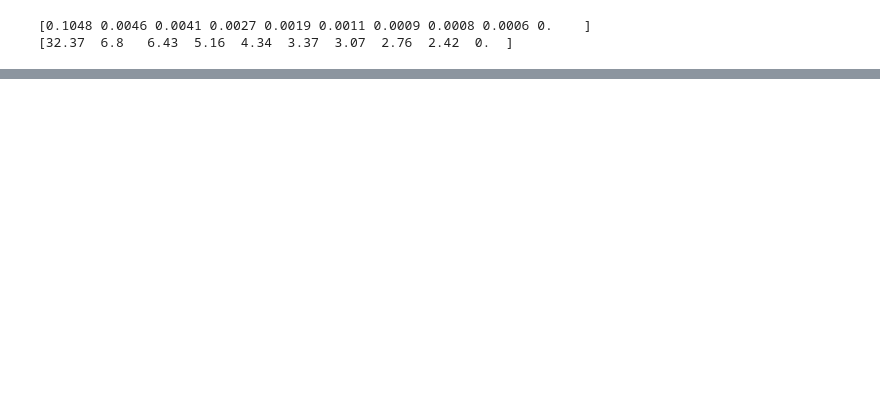
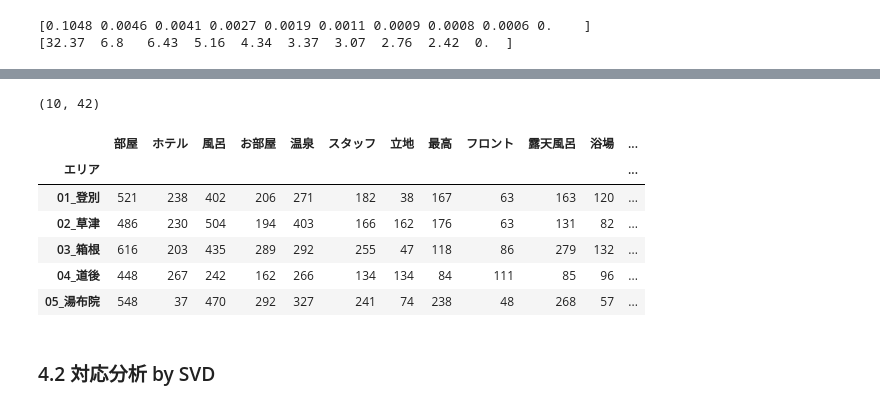
Before and after one commit to haradatm/lecture, a Jupyter notebook: gssm-202107/05-colab/fetch_and_analysis/corresp_example.ipynb, the cells around one changed output, grey strips where cells are left out. Cells and saved outputs as stored; diff of their text form; code cells hidden in the pictures; blank space fills up the shorter version.

```diff
--- a/gssm-202107/05-colab/fetch_and_analysis/corresp_example.ipynb
+++ b/gssm-202107/05-colab/fetch_and_analysis/corresp_example.ipynb
@@ -567,0 +577,4 @@ print(np.round(100 * np.diag(k) / sum(s), decimals=2))
+# %%
+df_all = pd.read_csv("export.csv", sep=',', quoting=3, escapechar='\\')
+print(df_all.shape)
+df_all.head()
@@ -567,0 +589,17 @@ print(np.round(100 * np.diag(k) / sum(s), decimals=2))
+# %%
+df_all['カテゴリー'] = ""
+df_all['エリア'] = ""
+df_all.loc[(df_all['h5'] <= 5000), 'カテゴリー'] = "A_レジャー"
+df_all.loc[(df_all['h5'] >= 5001) & (df_all['h5'] <= 10000), 'カテゴリー'] = "B_ビジネス"
+df_all.loc[(df_all['h5'] <=1000), 'エリア'] = "01_登別"
+df_all.loc[(df_all['h5'] >=1001) & (df_all['h5'] <= 2000), 'エリア'] = "02_草津"
+df_all.loc[(df_all['h5'] >=2001) & (df_all['h5'] <= 3000), 'エリア'] = "03_箱根"
+df_all.loc[(df_all['h5'] >=3001) & (df_all['h5'] <= 4000), 'エリア'] = "04_道後"
+df_all.loc[(df_all['h5'] >=4001) & (df_all['h5'] <= 5000), 'エリア'] = "05_湯布院"
+df_all.loc[(df_all['h5'] >=5001) & (df_all['h5'] <= 6000), 'エリア'] = "06_札幌"
+df_all.loc[(df_all['h5'] >=6001) & (df_all['h5'] <= 7000), 'エリア'] = "07_名古屋"
+df_all.loc[(df_all['h5'] >=7001) & (df_all['h5'] <= 8000), 'エリア'] = "08_東京"
+df_all.loc[(df_all['h5'] >=8001) & (df_all['h5'] <= 9000), 'エリア'] = "09_大阪"
+df_all.loc[(df_all['h5'] >=9001) & (df_all['h5'] <=10000), 'エリア'] = "10_福岡"
+print(df_all.shape)
+df_all.head()
@@ -567,0 +614,15 @@ print(np.round(100 * np.diag(k) / sum(s), decimals=2))
+# %%
+df_period2 = df_all.groupby(["エリア"]).sum().iloc[:,10:]
+print(df_period2.shape)
+df_period2.head()
+# %% [output]
+(10, 42)
+|  | 部屋 | ホテル | 風呂 | お部屋 | 温泉 | スタッフ | 立地 | 最高 | フロント | 露天風呂 | 浴場 | ... |
+| エリア |  |  |  |  |  |  |  |  |  |  |  | ... |
+| 01_登別 | 521 | 238 | 402 | 206 | 271 | 182 | 38 | 167 | 63 | 163 | 120 | ... |
+| 02_草津 | 486 | 230 | 504 | 194 | 403 | 166 | 162 | 176 | 63 | 131 | 82 | ... |
+| 03_箱根 | 616 | 203 | 435 | 289 | 292 | 255 | 47 | 118 | 86 | 279 | 132 | ... |
+| 04_道後 | 448 | 267 | 242 | 162 | 266 | 134 | 134 | 84 | 111 | 85 | 96 | ... |
+| 05_湯布院 | 548 | 37 | 470 | 292 | 327 | 241 | 74 | 238 | 48 | 268 | 57 | ... |
+# %% [markdown]
+### 4.2 対応分析 by SVD
```
Also changed, not shown: parts of 29 cells of this notebook, 1 other file.
